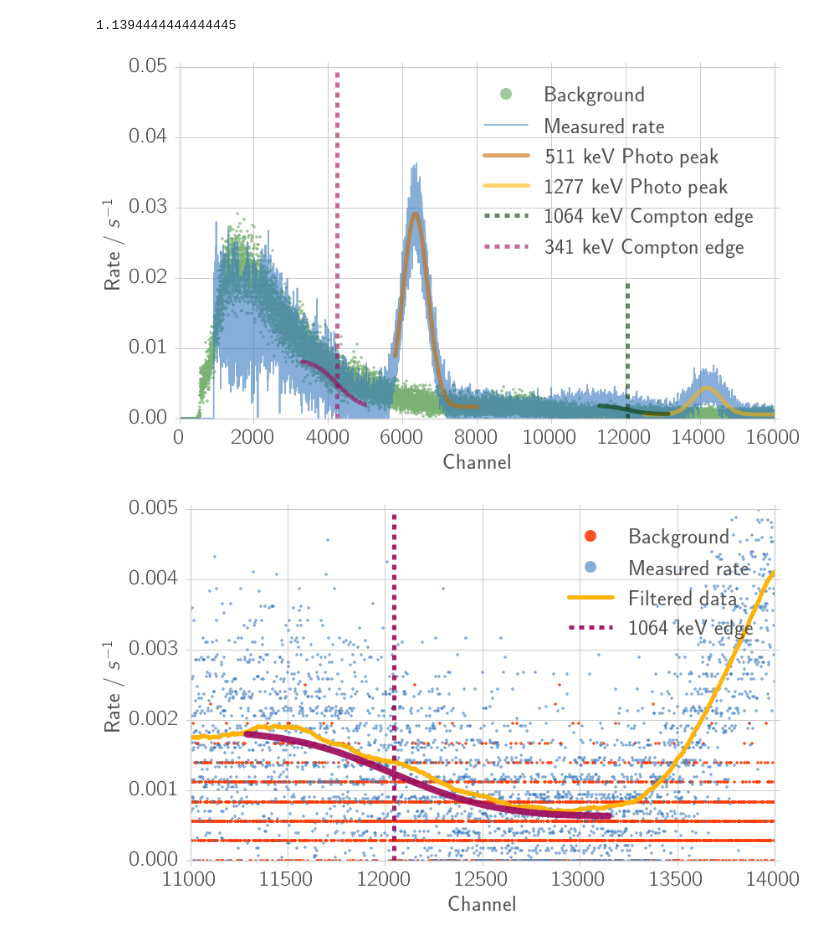
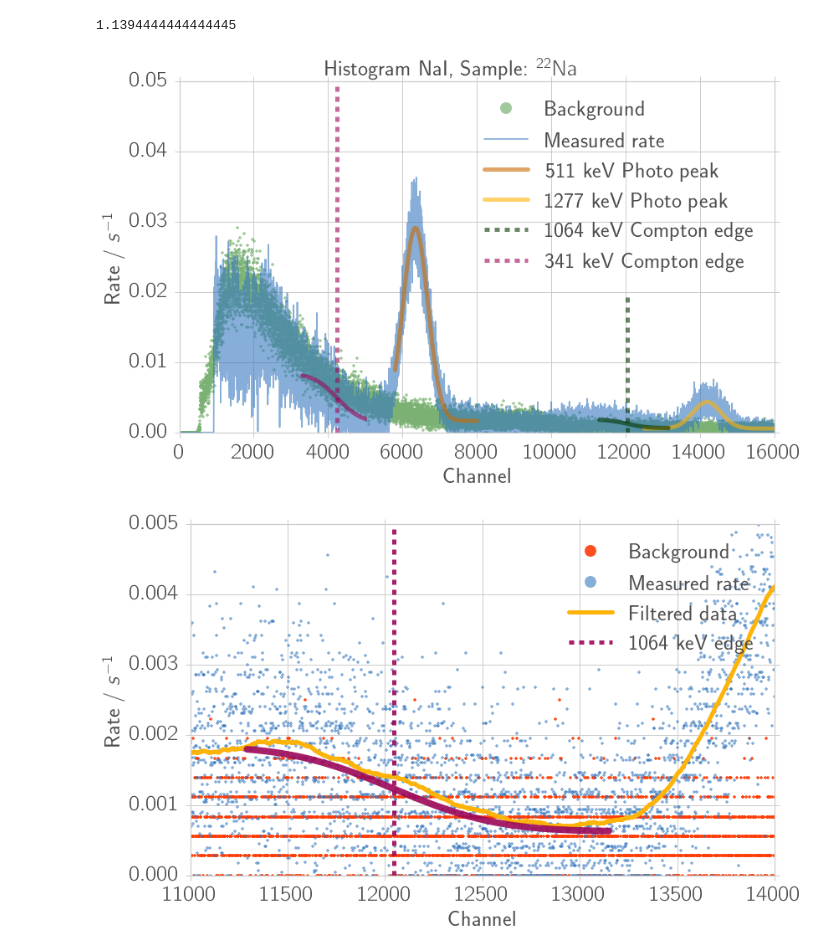
Before and after one commit to Bondzio/fp, a Jupyter notebook: compton/analysis/calibration_na.ipynb, the cells around one changed output. Cells and saved outputs as stored; diff of their text form; code cells hidden in the pictures.

```diff
--- a/compton/analysis/calibration_na.ipynb
+++ b/compton/analysis/calibration_na.ipynb
@@ -77,6 +77,8 @@ import sys
 import re
 
 npy_dir = "./data_npy/"
+# %%
+save_fig = True
 # %%
 # %load ../../tools.py
 def uc_str(c, max_digit=4):
@@ -400,6 +403,7 @@ fit_edge4 = conv_analytical(x_fit4, *coeff4)
 x_step4 = coeff4[1]
 # %%
 # Plotting
+save_fig = False
 fig1, ax1 = plt.subplots(1, 1)
 fixticks(ax1)
 sample_name = '$^{22}\mathrm{Na}$'
@@ -409,34 +413,34 @@ if not save_fig:
 ax1.plot(x, rate_bg, '.', alpha=0.7, label='Background', color = colors[2])
 ax1.plot(x, y, '-', alpha=0.6, label=('Measured rate'), color = colors[0])
 
 #ax1.plot(x, y_filtered, '-', alpha=1.0, c=counts.get_color(), label=('filtered data'))
 
 ax1.plot(x_fit, fit_peak1, label='511 keV Photo peak',linewidth=5,alpha=0.6,color = colors[6])
 
 ax1.plot(x_fit2, fit_peak2, label='1277 keV Photo peak',linewidth=5,alpha=0.6,color = colors[3])
 
 ax1.plot(x_fit3, fit_edge,linewidth=5,alpha=0.6 ,color = colors[4])
 ax1.plot([x_step3] * 2, [0, 0.02], '--',  label='1064 keV Compton edge',linewidth=5,alpha=0.6,color = colors[4])
 
 ax1.plot(x_fit4, fit_edge4,linewidth=5,alpha=0.6,color = colors[5])
 ax1.plot([x_step4] * 2, [0, 0.8], '--', label='341 keV Compton edge',linewidth=5,alpha=0.6,color = colors[5])
 
 props = dict(boxstyle='round', facecolor='white', alpha=0.5)
 textstr = 'Sample: ' + sample_name
 #ax1.text(0.1, 0.95, textstr, transform=ax1.transAxes, va='top', bbox=props)
 ax1.set_xlim(0, 16000)
 ax1.set_ylim(0, 0.05)
 ax1.set_xlabel("Channel")
 ax1.set_ylabel("Rate / $s^{-1}$")
 ax1.legend(loc="best")
 ax1.grid(True)
 #ax1.set_yscale("log")
 if save_fig:
     file_name = "histo_na_22na"
     fig1.savefig(fig_dir + file_name + ".pdf")
     fig1.savefig(fig_dir + file_name + ".png")
 # %% [output]
-[figure, old version]
+[figure, new version]
 # %%
 # Plotting
 fig1, ax1 = plt.subplots(1, 1)
```
Also changed, not shown: parts of 4 cells of this notebook, 43 other files.
